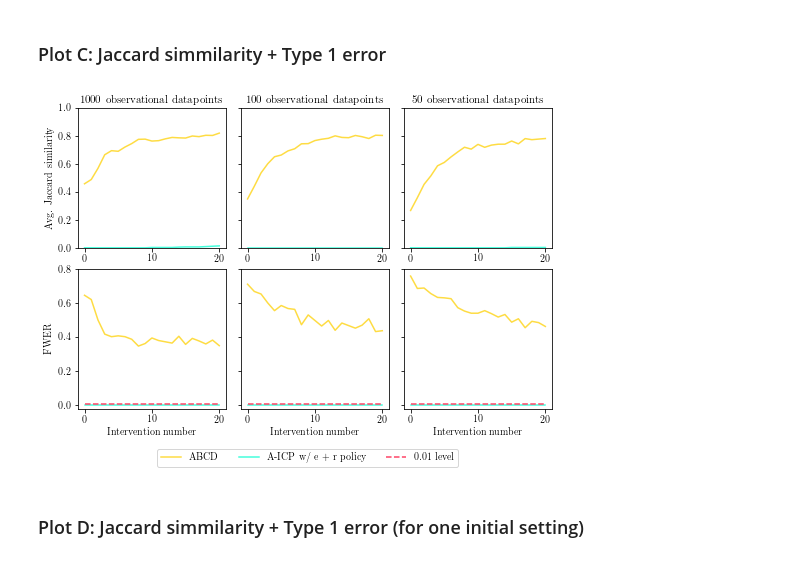
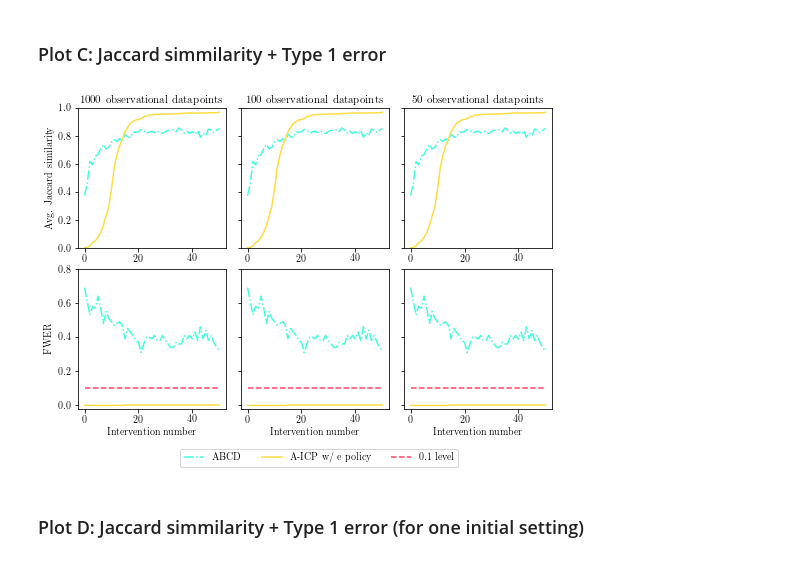
Before and after one commit to juangamella/aicp, a Jupyter notebook: plots_abcd.ipynb, the cells around one changed output. Drawn from its saved outputs; the diff is of its cells as text; code cells hidden in the pictures.

```diff
--- a/plots_abcd.ipynb
+++ b/plots_abcd.ipynb
@@ -191,3 +170,8 @@ filenames_abcd_50 = [
+# %%
+# All the same for now (i.e. with 100 starting samples)
+filenames_abcd_50 = ["experiments/pp_1589257459_n_samples:500_n_batches:50_max_interventions:1_strategy:entropy_intervention_strength:7.0_starting_samples:100_target:0_intervention_type:gauss_target_allowed:True.pickle"]
+filenames_abcd_100 = ["experiments/pp_1589257459_n_samples:500_n_batches:50_max_interventions:1_strategy:entropy_intervention_strength:7.0_starting_samples:100_target:0_intervention_type:gauss_target_allowed:True.pickle"]
+filenames_abcd_1000 = ["experiments/pp_1589257459_n_samples:500_n_batches:50_max_interventions:1_strategy:entropy_intervention_strength:7.0_starting_samples:100_target:0_intervention_type:gauss_target_allowed:True.pickle"]
 # %%
 results_abcd_1000 = load_results(filenames_abcd_1000, "abcd", True)
 Trajectories_abcd_1000, Type1Errors_abcd_1000 = compute_trajectories_abcd(results_abcd_1000, estimate="weighted")
@@ -231,3 +206,8 @@ filenames_aicp_1000 = ["experiments/results_1589070668_runs:4_max_iter:50_tag:ma
+# %%
+# All the same for now (i.e. with 100 starting samples)
+filenames_aicp_50 = ["experiments/results_1589225064_runs:4_max_iter:50_tag:may11abcd_load_dataset:dataset_3_abcd:True_G:4_do:False_i_mean:7.0_i_var:1.0_finite:True_n:10_n_obs:100_alpha:0.002.pickle"]
+filenames_aicp_100 = ["experiments/results_1589225064_runs:4_max_iter:50_tag:may11abcd_load_dataset:dataset_3_abcd:True_G:4_do:False_i_mean:7.0_i_var:1.0_finite:True_n:10_n_obs:100_alpha:0.002.pickle"]
+filenames_aicp_1000 = ["experiments/results_1589225064_runs:4_max_iter:50_tag:may11abcd_load_dataset:dataset_3_abcd:True_G:4_do:False_i_mean:7.0_i_var:1.0_finite:True_n:10_n_obs:100_alpha:0.002.pickle"]
 # %%
 cases, results_aicp_1000 = load_results(filenames_aicp_1000, "aicp")
 Trajectories_aicp_1000, Type1Error_aicp_1000, _, _, _, _, _ = compute_trajectories_aicp(results_aicp_1000, cases, 50)
@@ -333,18 +316,18 @@ plt.savefig("figures/abcd_vs_aicp_jaccard.pdf", bbox_inches='tight')
 # %%
 gs = gridspec.GridSpec(3, 3, wspace=0.10, hspace=0.15)
 plt.figure(figsize=(8.5,8.5))
-plot_iter = 21
+plot_iter = 51
 # =========================
 # == JACCARD SIMMILARITY ==
 
 ylim = [0,1]
-
+labcd = "-."
+laicp = "-"
 # Plot for 1000 initial samples
 plt.subplot(gs[0])
 ax = plt.gca()
-ax.plot(Trajectories_abcd_1000.mean(axis=0)[0:plot_iter], c=colors[1], label="ABCD", linewidth=1.5)
-#ax.plot(Trajectories_aicp_1000["random"].mean(axis=0)[0:plot_iter], c=colors[0], label="AICP w/ random policy", linewidth=1.5)
-ax.plot(Trajectories_aicp_1000["e + r"].mean(axis=0)[0:plot_iter], c=colors[3], label="AICP w/ e + r policy", linewidth=1.5)
+ax.plot(Trajectories_abcd_1000.mean(axis=0)[0:plot_iter], c=colors[3], label="ABCD", linewidth=1.5, linestyle=labcd)
+ax.plot(Trajectories_aicp_1000["e"].mean(axis=0)[0:plot_iter], c=colors[1], label="AICP w/ e policy", linewidth=1.5, linestyle=laicp)
 plt.ylabel("Avg. Jaccard similarity")
 ax.text(0.5,1.04,"1000 observational datapoints", transform=ax.transAxes, fontsize=11, ha="center")
 plt.ylim(ylim)
@@ -352,9 +335,8 @@ plt.ylim(ylim)
 # Plot for 100 initial samples
 plt.subplot(gs[1])
 ax = plt.gca()
-ax.plot(Trajectories_abcd_100.mean(axis=0)[0:plot_iter], c=colors[1], label="ABCD", linewidth=1.5)
-#ax.plot(Trajectories_aicp_100["random"].mean(axis=0)[0:plot_iter], c=colors[0], label="AICP w/ random policy", linewidth=1.5)
-ax.plot(Trajectories_aicp_100["e + r"].mean(axis=0)[0:plot_iter], c=colors[3], label="AICP w/ e + r policy", linewidth=1.5)
+ax.plot(Trajectories_abcd_100.mean(axis=0)[0:plot_iter], c=colors[3], label="ABCD", linewidth=1.5, linestyle=labcd)
+ax.plot(Trajectories_aicp_100["e"].mean(axis=0)[0:plot_iter], c=colors[1], label="AICP w/ e policy", linewidth=1.5, linestyle=laicp)
 ax.set_yticklabels([])
 ax.text(0.5,1.04,"100 observational datapoints", transform=ax.transAxes, fontsize=11, ha="center")
 plt.ylim(ylim)
@@ -362,55 +344,52 @@ plt.ylim(ylim)
 # Plot for 50 initial samples
 plt.subplot(gs[2])
 ax = plt.gca()
-ax.plot(Trajectories_abcd_50.mean(axis=0)[0:plot_iter], c=colors[1], label="ABCD", linewidth=1.5)
-#ax.plot(Trajectories_aicp_50["random"].mean(axis=0)[0:plot_iter], c=colors[0], label="AICP w/ random policy", linewidth=1.5)
-ax.plot(Trajectories_aicp_50["e + r"].mean(axis=0)[0:plot_iter], c=colors[3], label="AICP w/ e + r policy", linewidth=1.5)
+ax.plot(Trajectories_abcd_50.mean(axis=0)[0:plot_iter], c=colors[3], label="ABCD", linewidth=1.5, linestyle=labcd)
+ax.plot(Trajectories_aicp_50["e"].mean(axis=0)[0:plot_iter], c=colors[1], label="AICP w/ e policy", linewidth=1.5, linestyle=laicp)
 ax.set_yticklabels([])
 ax.text(0.5,1.04,"50 observational datapoints", transform=ax.transAxes, fontsize=11, ha="center")
 plt.ylim(ylim)
 
 # =======================
 # == TYPE 1 ERROR RATE ==
 
 ylim = [-0.02,0.8]
+level = 0.1
 
 # Plot for 1000 initial samples
 plt.subplot(gs[3])
 ax = plt.gca()
-ax.plot(np.mean(Type1Errors_abcd_1000, axis=0)[0:plot_iter], c=colors[1], label="ABCD", linewidth=1.5)
-#ax.plot(np.mean(Type1Error_aicp_1000["random"], axis=0)[0:plot_iter], c=colors[0], label="AICP w/ random policy", linewidth=1.5)
-ax.plot(np.mean(Type1Error_aicp_1000["e + r"], axis=0)[0:plot_iter], c=colors[3], label="AICP w/ e + r policy", linewidth=1.5)
+ax.plot(np.mean(Type1Errors_abcd_1000, axis=0)[0:plot_iter], c=colors[3], label="ABCD", linewidth=1.5, linestyle=labcd)
+ax.plot(np.mean(Type1Error_aicp_1000["e"], axis=0)[0:plot_iter], c=colors[1], label="AICP w/ e policy", linewidth=1.5, linestyle=laicp)
 plt.xlabel("Intervention number")
 plt.ylabel("FWER")
 plt.ylim(ylim)
-ax.plot([0, plot_iter-1], [0.01, 0.01], color = colors[0], linestyle="--", label="0.01 level")
+ax.plot([0, plot_iter-1], [level, level], color = colors[0], linestyle="--", label="%s level" % level)
 
 # Plot for 100 initial samples
 plt.subplot(gs[4])
 ax = plt.gca()
-ax.plot(np.mean(Type1Errors_abcd_100, axis=0)[0:plot_iter], c=colors[1], label="ABCD", linewidth=1.5)
-#ax.plot(np.mean(Type1Error_aicp_100["random"], axis=0)[0:plot_iter], c=colors[0], label="AICP w/ random policy", linewidth=1.5)
-ax.plot(np.mean(Type1Error_aicp_100["e + r"], axis=0)[0:plot_iter], c=colors[3], label="AICP w/ e + r policy", linewidth=1.5)
+ax.plot(np.mean(Type1Errors_abcd_100, axis=0)[0:plot_iter], c=colors[3], label="ABCD", linewidth=1.5, linestyle=labcd)
+ax.plot(np.mean(Type1Error_aicp_100["e"], axis=0)[0:plot_iter], c=colors[1], label="AICP w/ e policy", linewidth=1.5, linestyle=laicp)
 plt.xlabel("Intervention number")
 ax.set_yticklabels([])
 plt.ylim(ylim)
-ax.plot([0, plot_iter-1], [0.01, 0.01], color = colors[0], linestyle="--", label="0.01 level")
+ax.plot([0, plot_iter-1], [level, level], color = colors[0], linestyle="--", label="%s level" % level)
 
 # Plot for 50 initial samples
 plt.subplot(gs[5])
 ax = plt.gca()
-ax.plot(np.mean(Type1Errors_abcd_50, axis=0)[0:plot_iter], c=colors[1], label="ABCD", linewidth=1.5)
-#ax.plot(np.mean(Type1Error_aicp_50["random"], axis=0)[0:plot_iter], c=colors[0], label="AICP w/ random policy", linewidth=1.5)
-ax.plot(np.mean(Type1Error_aicp_50["e + r"], axis=0)[0:plot_iter], c=colors[3], label="A-ICP w/ e + r policy", linewidth=1.5)
+ax.plot(np.mean(Type1Errors_abcd_50, axis=0)[0:plot_iter], c=colors[3], label="ABCD", linewidth=1.5, linestyle=labcd)
+ax.plot(np.mean(Type1Error_aicp_50["e"], axis=0)[0:plot_iter], c=colors[1], label="A-ICP w/ e policy", linewidth=1.5, linestyle=laicp)
 plt.xlabel("Intervention number")
 ax.set_yticklabels([])
 plt.ylim(ylim)
-ax.plot([0, plot_iter-1], [0.01, 0.01], color = colors[0], linestyle="--", label="0.01 level")
+ax.plot([0, plot_iter-1], [level, level], color = colors[0], linestyle="--", label="%s level" % level)
 ax.legend(prop=fontP, ncol=5, bbox_to_anchor=(0.4, -.25))
 
 plt.savefig("figures/abcd_vs_aicp_all.pdf", bbox_inches='tight')
 # %% [output]
-[figure, old version]
+[figure, new version]
 # %% [markdown]
 ### Plot D: Jaccard simmilarity + Type 1 error (for one initial setting)
 # %%
```
Also changed, not shown: parts of 9 cells of this notebook, 3 other files.
